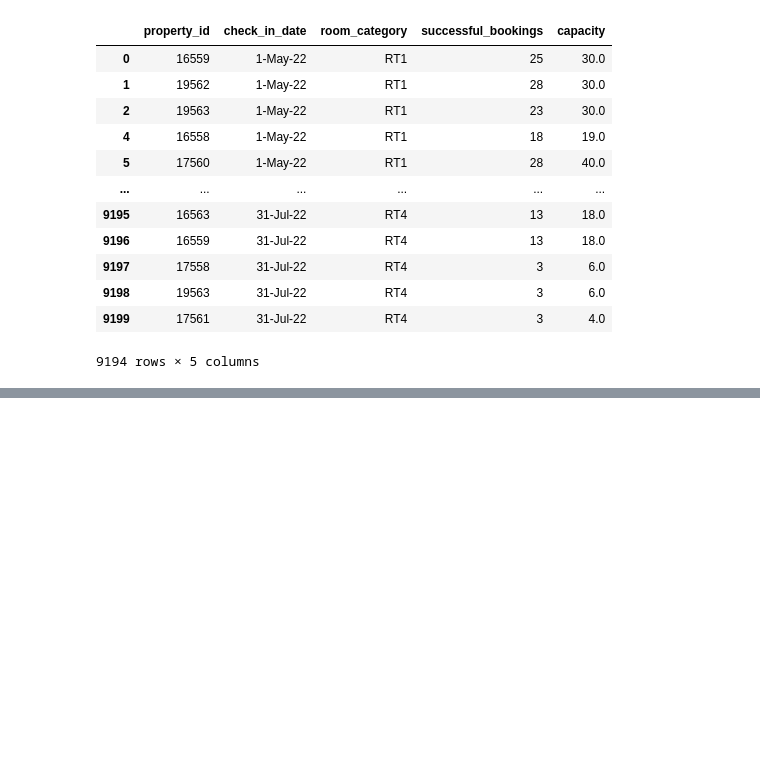
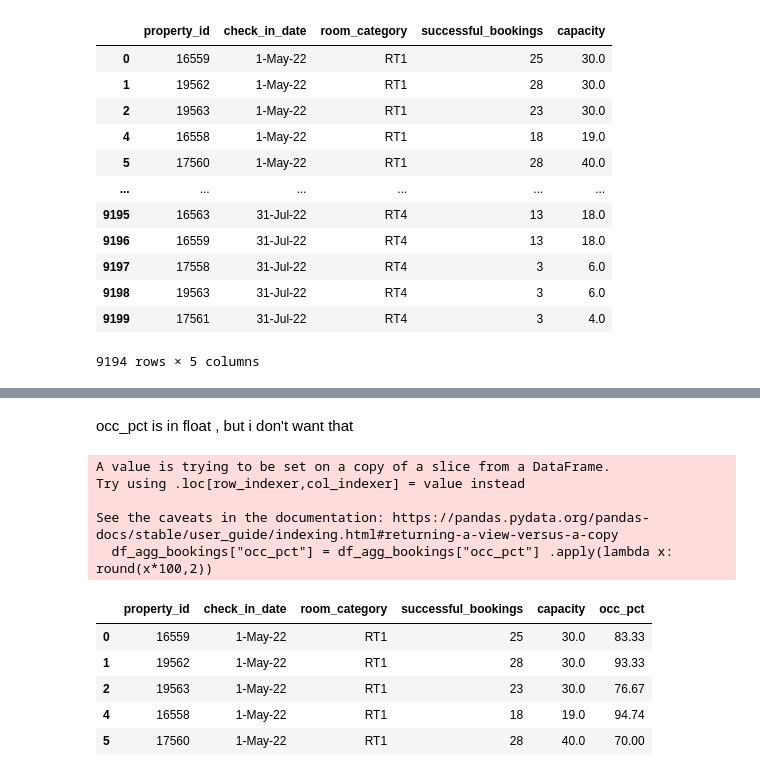
Before and after one commit to predictor450v/EDA_ANALYSIS_HOSPITALITY, a Jupyter notebook: analysis.ipynb, the cells around one changed output, grey strips where cells are left out. Drawn from its saved outputs; the diff is of its cells as text; code cells hidden in the pictures; blank space fills up the shorter version.

```diff
--- a/analysis.ipynb
+++ b/analysis.ipynb
@@ -591,0 +627,17 @@ df_agg_bookings
+# %% [markdown]
+occ_pct is in float , but i don't want that
+# %%
+df_agg_bookings["occ_pct"] = df_agg_bookings["occ_pct"] .apply(lambda x: round(x*100,2))
+df_agg_bookings.head()
+# %% [output]
+A value is trying to be set on a copy of a slice from a DataFrame.
+Try using .loc[row_indexer,col_indexer] = value instead
+
+See the caveats in the documentation: https://pandas.pydata.org/pandas-docs/stable/user_guide/indexing.html#returning-a-view-versus-a-copy
+  df_agg_bookings["occ_pct"] = df_agg_bookings["occ_pct"] .apply(lambda x: round(x*100,2))
+|  | property_id | check_in_date | room_category | successful_bookings | capacity | occ_pct |
+| 0 | 16559 | 1-May-22 | RT1 | 25 | 30.0 | 83.33 |
+| 1 | 19562 | 1-May-22 | RT1 | 28 | 30.0 | 93.33 |
+| 2 | 19563 | 1-May-22 | RT1 | 23 | 30.0 | 76.67 |
+| 4 | 16558 | 1-May-22 | RT1 | 18 | 19.0 | 94.74 |
+| 5 | 17560 | 1-May-22 | RT1 | 28 | 40.0 | 70.00 |
```
Also changed, not shown: parts of 5 cells of this notebook.
